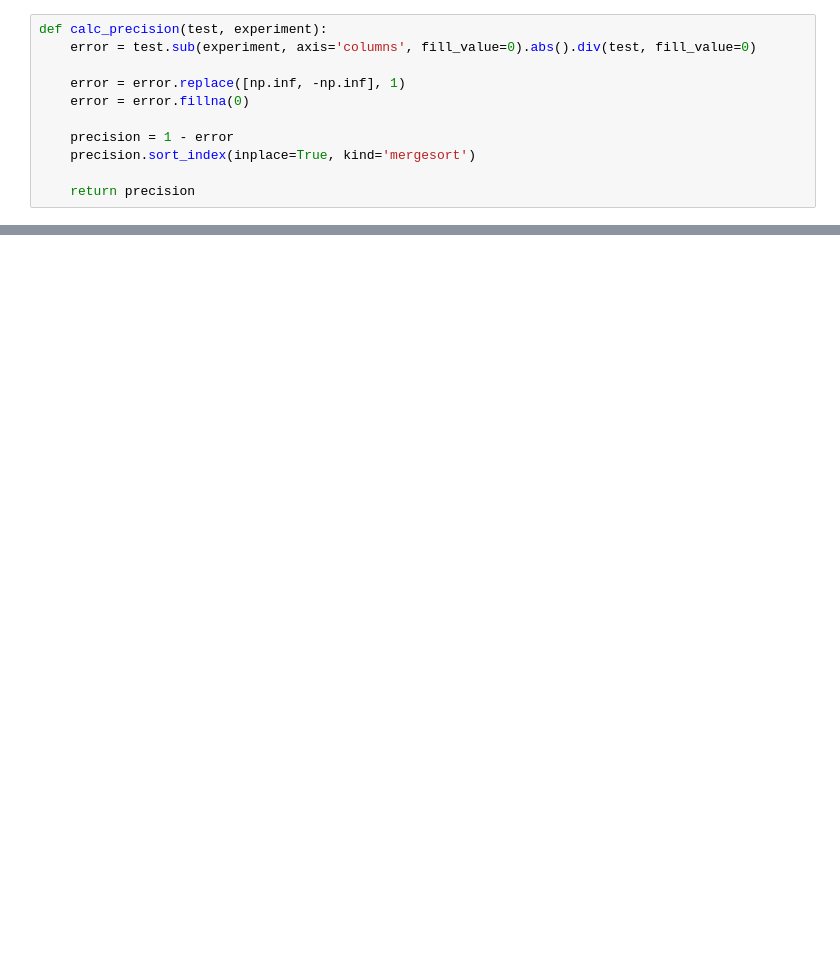
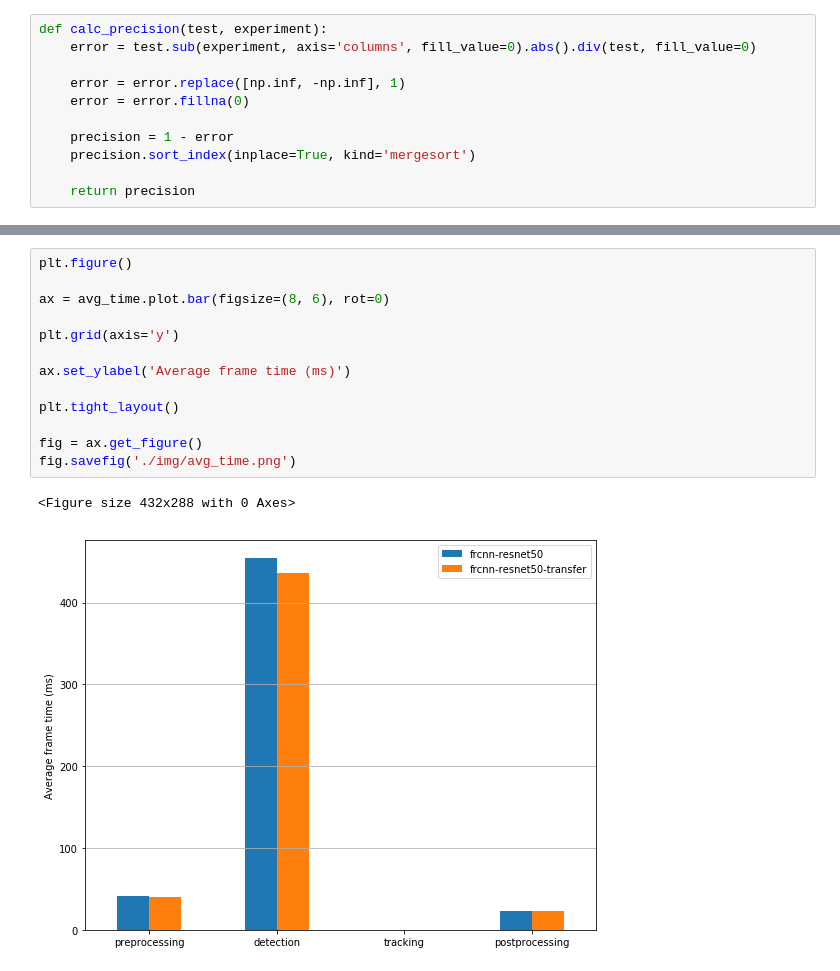
Before and after one commit to vvc-unal/vvc, a Jupyter notebook: notebooks/Results.ipynb, the cells around one changed output, grey strips where cells are left out. Cells and saved outputs as stored; diff of their text form; blank space fills up the shorter version.

```diff
--- a/notebooks/Results.ipynb
+++ b/notebooks/Results.ipynb
@@ -161,0 +207,16 @@ fig.savefig('./img/mean_precision.png')
+# %%
+plt.figure()
+
+ax = avg_time.plot.bar(figsize=(8, 6), rot=0)
+
+plt.grid(axis='y')
+
+ax.set_ylabel('Average frame time (ms)')
+
+plt.tight_layout()
+
+fig = ax.get_figure()
+fig.savefig('./img/avg_time.png')
+# %% [output]
+<Figure size 432x288 with 0 Axes>
+[figure, added]
```
Also changed, not shown: parts of 5 cells of this notebook, 1 other file.
